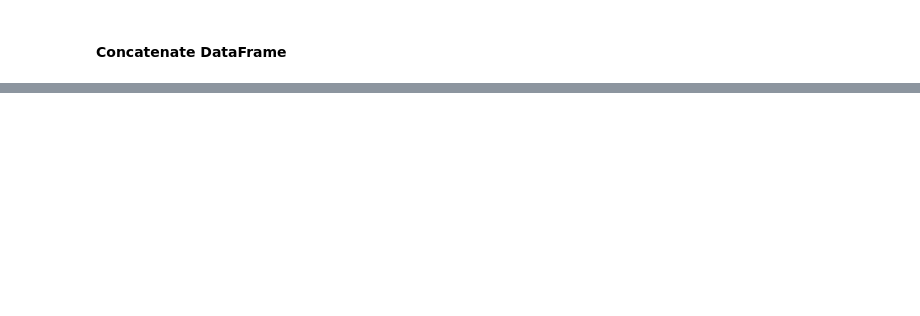
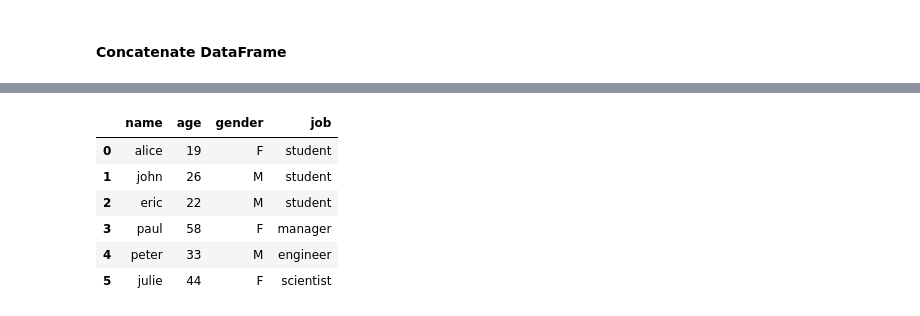
Before and after one commit to toarnabtrainer/AEC_ML_With_Python_January_2024, a Jupyter notebook: Pandas.ipynb, the cells around one changed output, grey strips where cells are left out. Drawn from its saved outputs; the diff is of its cells as text; code cells hidden in the pictures; blank space fills up the shorter version.

```diff
--- a/Pandas.ipynb
+++ b/Pandas.ipynb
@@ -207,0 +259,5 @@ user3 = pd.DataFrame(data = user_data); print (user3)
+# %%
+user_data = dict(name = ['eric', 'paul'], age = [22, 58], gender = ['M', 'F'], job = ['student', 'manager'])
+print (user_data)
+user2 = pd.DataFrame(data = user_data)
+user2
@@ -207,0 +269,4 @@ user3 = pd.DataFrame(data = user_data); print (user3)
+# %%
+user_data = {'name': ['peter', 'julie'], 'age': [33, 44], 'gender': ['M', 'F'], 'job': ['engineer', 'scientist']}
+user3 = pd.DataFrame(data = user_data)
+user3
@@ -210,8 +297,3 @@ user3 = pd.DataFrame(data = user_data); print (user3)
 # %%
-users = user1.append(user2); print (users)
-users = user1.append(user2, ignore_index = True); print (users)
-users = users.append(user3, ignore_index=True); print (users)
-users = user1.append(user2).append(user3, ignore_index = True); print (users)
-
-users = pd.concat([user1, user2, user3]); print (users)
-users = pd.concat([user1, user2, user3], ignore_index = True); print (users)
+users = user1.append(user2)
+users
@@ -217,0 +306,3 @@ users = pd.concat([user1, user2, user3], ignore_index = True); print (users)
+# %%
+users = user1.append(user2, ignore_index = True)
+users
@@ -217,0 +315,11 @@ users = pd.concat([user1, user2, user3], ignore_index = True); print (users)
+# %%
+users = users.append(user3, ignore_index = True)
+users
+# %% [output]
+|  | name | age | gender | job |
+| 0 | alice | 19 | F | student |
+| 1 | john | 26 | M | student |
+| 2 | eric | 22 | M | student |
+| 3 | paul | 58 | F | manager |
+| 4 | peter | 33 | M | engineer |
+| 5 | julie | 44 | F | scientist |
```
Also changed, not shown: parts of 15 cells of this notebook.
